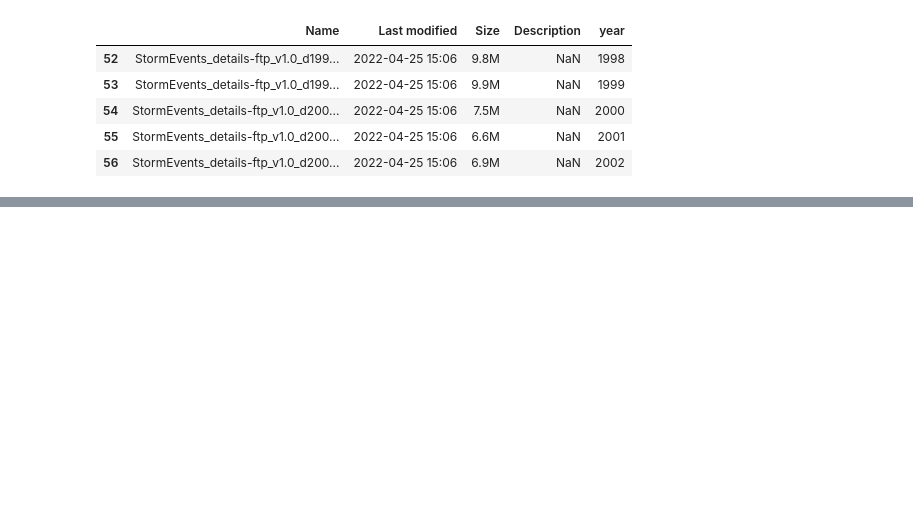
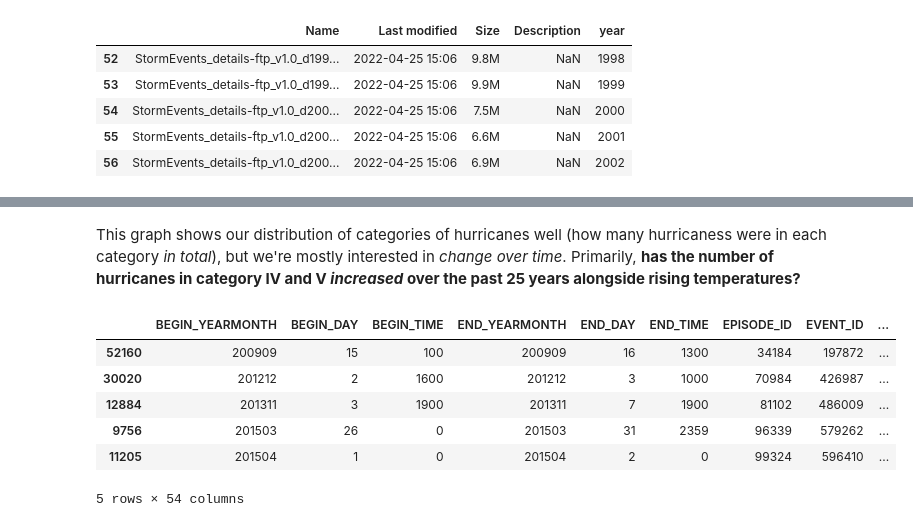
Before and after one commit to andrewbowen19/storiesDATA608, a Jupyter notebook: story5.ipynb, the cells around one changed output, grey strips where cells are left out. Saved outputs shown, nothing was run; the diff lists cells and outputs as text; code cells hidden in the pictures; blank space fills up the shorter version.

```diff
--- a/story5.ipynb
+++ b/story5.ipynb
@@ -166,0 +184,23 @@ fatalities.to_csv("data/storm-fatalities.csv", index=False)
+# %% [markdown]
+This graph shows our distribution of categories of hurricanes well (how many hurricaness were in each category *in total*), but we're mostly interested in *change over time*. Primarily, **has the number of hurricanes in category IV and V *increased* over the past 25 years alongside rising temperatures?**
+# %%
+# Let's get detail years
+details['YEAR'] = details['YEAR'].astype(str)
+
+
+
+# Let's look at just Category 4 or 5 storms
+strong_storms = details.loc[(details['category_roman'] == "III") |
+                            (details['category_roman'] == "IV") |
+                            (details['category_roman'] == "V")]
+
+
+strong_storms.head()
+# %% [output]
+|  | BEGIN_YEARMONTH | BEGIN_DAY | BEGIN_TIME | END_YEARMONTH | END_DAY | END_TIME | EPISODE_ID | EVENT_ID | ... |
+| 52160 | 200909 | 15 | 100 | 200909 | 16 | 1300 | 34184 | 197872 | ... |
+| 30020 | 201212 | 2 | 1600 | 201212 | 3 | 1000 | 70984 | 426987 | ... |
+| 12884 | 201311 | 3 | 1900 | 201311 | 7 | 1900 | 81102 | 486009 | ... |
+| 9756 | 201503 | 26 | 0 | 201503 | 31 | 2359 | 96339 | 579262 | ... |
+| 11205 | 201504 | 1 | 0 | 201504 | 2 | 0 | 99324 | 596410 | ... |
+5 rows × 54 columns
```
Also changed, not shown: parts of 9 cells of this notebook.
